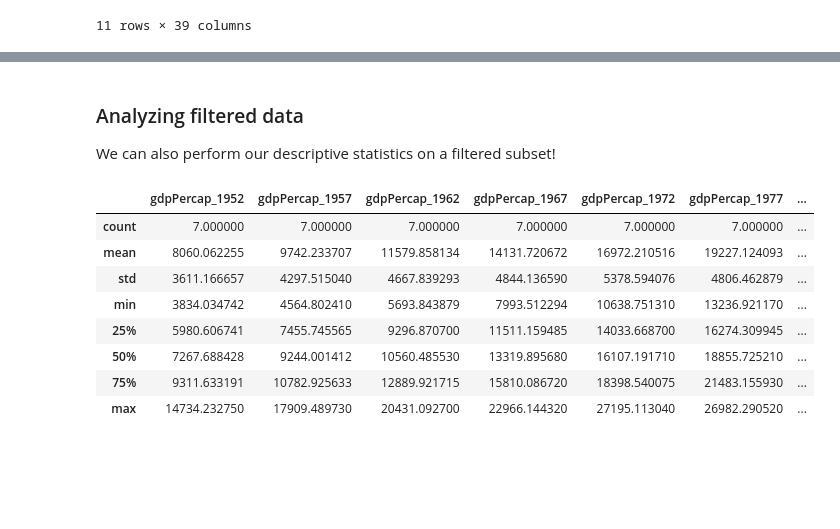
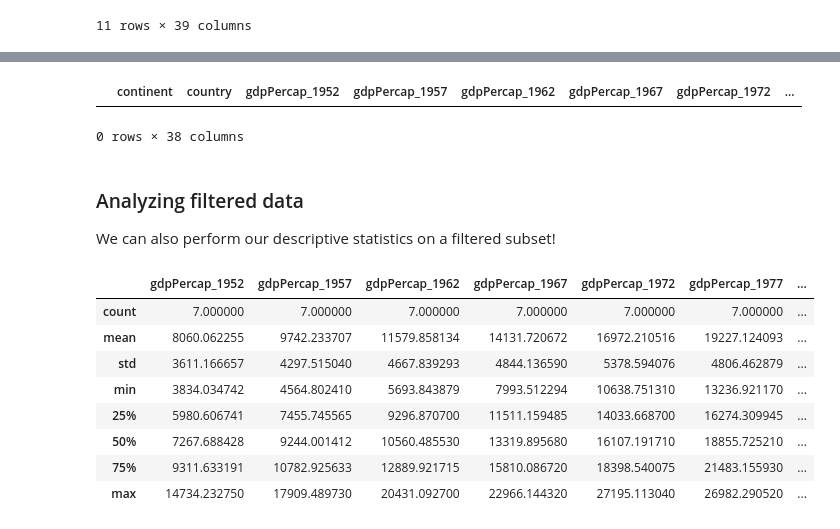
Before and after one commit to admontalvo/UF_BI_python_for_ai, a Jupyter notebook: 02_data_analysis_pandas.ipynb, the cells around one changed output, grey strips where cells are left out. Drawn from its saved outputs; the diff is of its cells as text; code cells hidden in the pictures; blank space fills up the shorter version.

```diff
--- a/02_data_analysis_pandas.ipynb
+++ b/02_data_analysis_pandas.ipynb
@@ -565,6 +584,12 @@ df[(df['gdpPercap_2007'] >= 30000) & (df['lifeExp_2007'] <= 80)]
 # %%
 # Display all European countries that have 2007 life expectancies over 80.
 # Your code here
+df[df['lifeExp_2007'] == 'Europe'] > 80
+
+# 0
+# %% [output]
+|  | continent | country | gdpPercap_1952 | gdpPercap_1957 | gdpPercap_1962 | gdpPercap_1967 | gdpPercap_1972 | ... |
+0 rows × 38 columns
 # %% [markdown]
 ### Analyzing filtered data
 We can also perform our descriptive statistics on a filtered subset!
```
Also changed, not shown: parts of 10 cells of this notebook.
